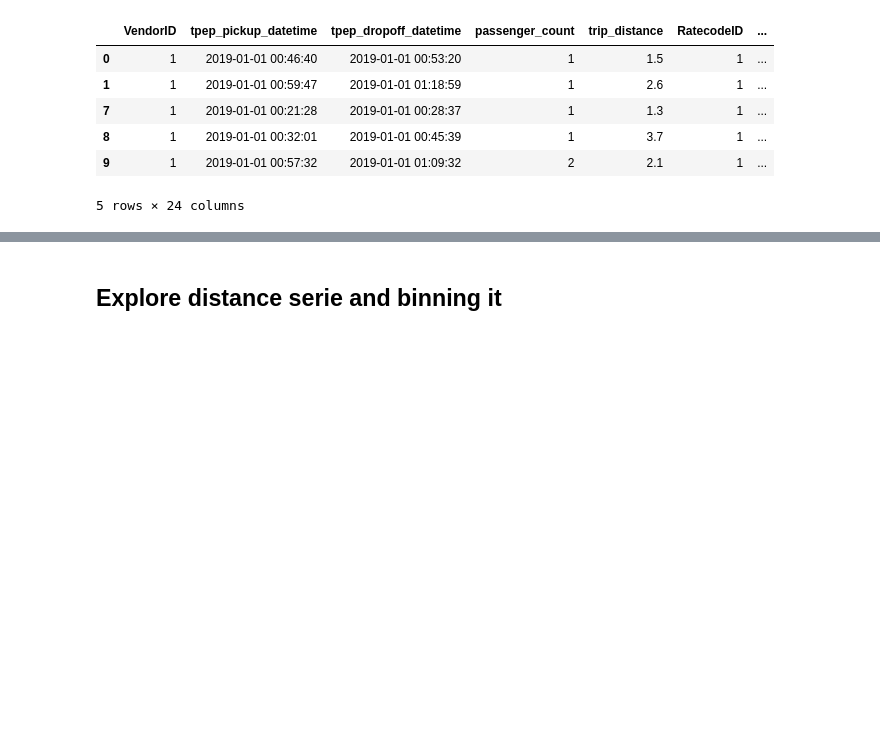
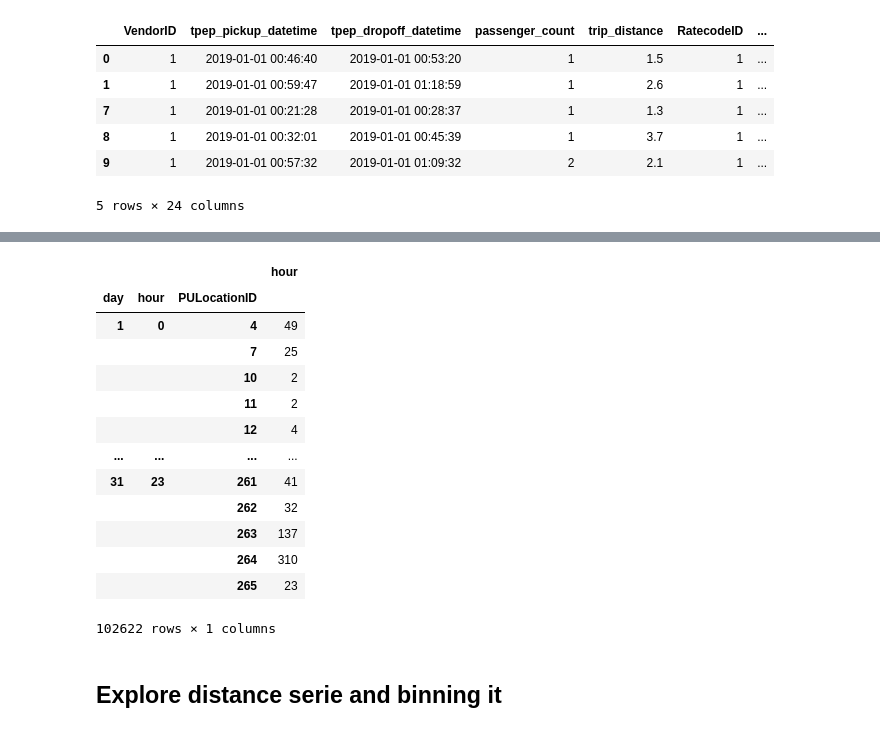
Before and after one commit to patricrp/NYC-taxi, a Jupyter notebook: NYC-taxi-DataWrangling.ipynb, the cells around one changed output, grey strips where cells are left out. Drawn from its saved outputs; the diff is of its cells as text; code cells hidden in the pictures; blank space fills up the shorter version.

```diff
--- a/NYC-taxi-DataWrangling.ipynb
+++ b/NYC-taxi-DataWrangling.ipynb
@@ -120,3 +147,21 @@ df.head()
+# %%
+#Checking if a grouped dataframe is useful (using PULocationID as a high density zone indicator)
+df.groupby(['day', 'hour', 'PULocationID']).agg({'hour':'count'})
+# %% [output]
+|  |  |  | hour |
+| day | hour | PULocationID |  |
+| 1 | 0 | 4 | 49 |
+|  |  | 7 | 25 |
+|  |  | 10 | 2 |
+|  |  | 11 | 2 |
+|  |  | 12 | 4 |
+| ... | ... | ... | ... |
+| 31 | 23 | 261 | 41 |
+|  |  | 262 | 32 |
+|  |  | 263 | 137 |
+|  |  | 264 | 310 |
+|  |  | 265 | 23 |
+102622 rows × 1 columns
 # %% [markdown]
 ## Explore distance serie and binning it
 # %%
```
Also changed, not shown: parts of 9 cells of this notebook.
